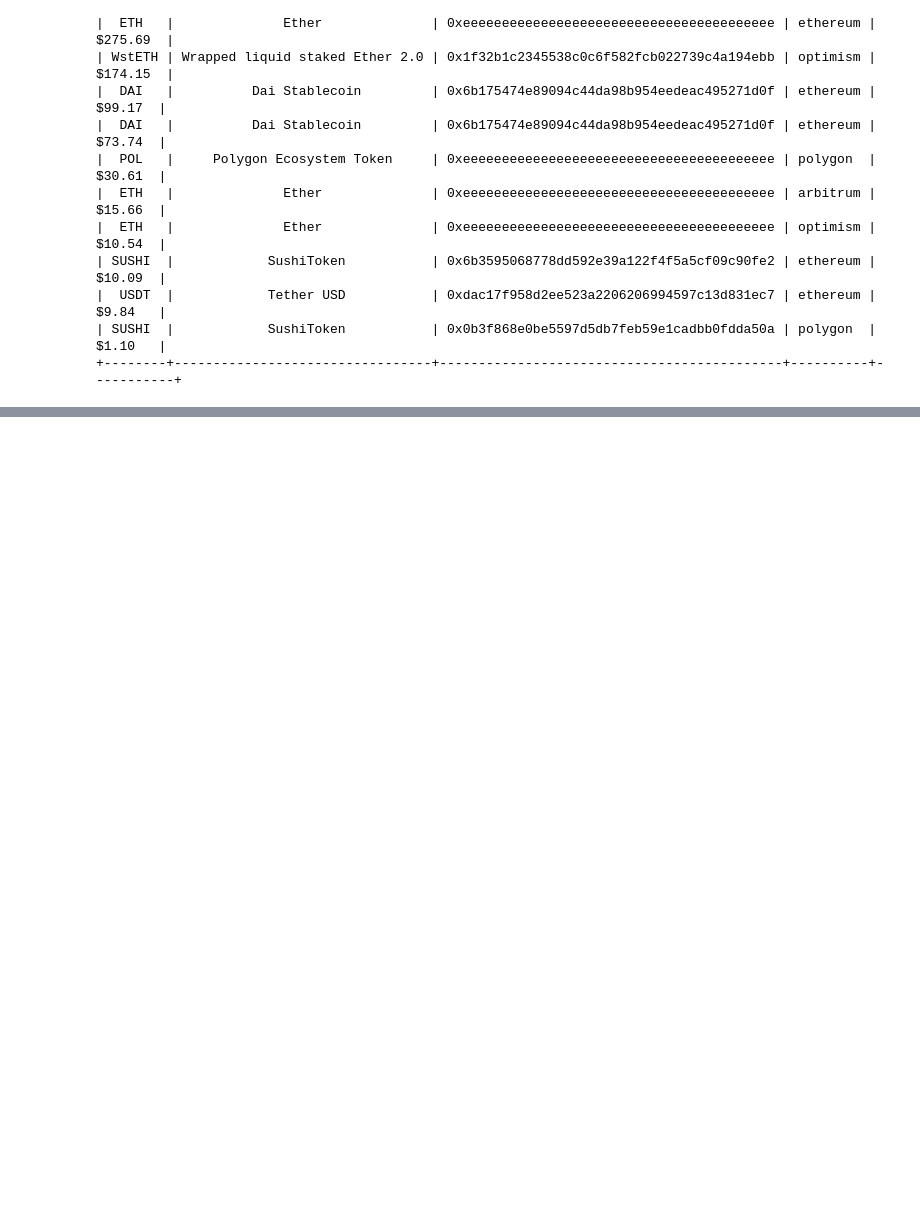
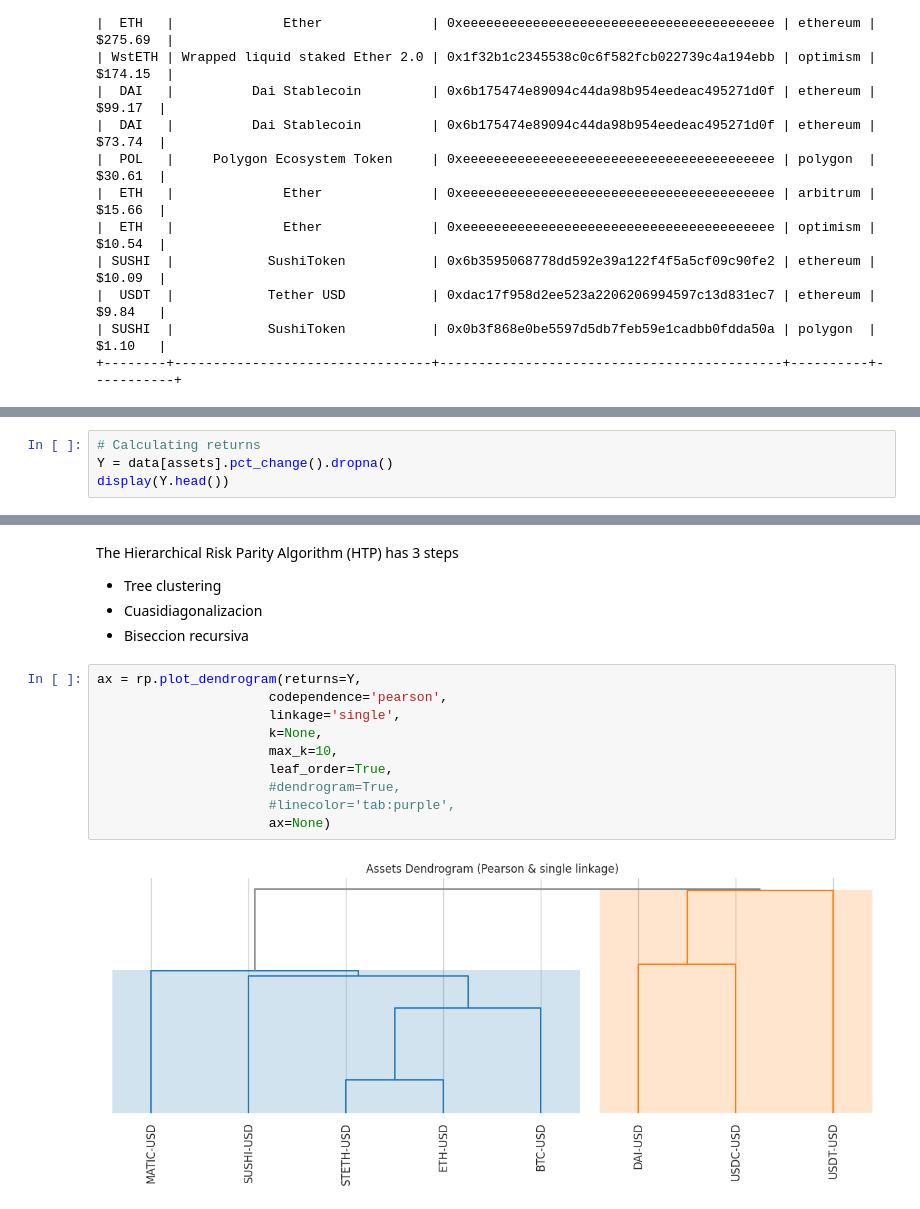
Before and after one commit to cristiansoto-f/reimagined-crypto-optimization, a Jupyter notebook: CryptoPortfolioOpt.ipynb, the cells around one changed output, grey strips where cells are left out. Cells and saved outputs as stored; diff of their text form; blank space fills up the shorter version.

```diff
--- a/CryptoPortfolioOpt.ipynb
+++ b/CryptoPortfolioOpt.ipynb
@@ -266,0 +383,4 @@ print(table)
+# %%
+# Calculating returns
+Y = data[assets].pct_change().dropna()
+display(Y.head())
@@ -266,0 +412,17 @@ print(table)
+# %% [markdown]
+The Hierarchical Risk Parity Algorithm (HTP) has 3 steps
+- Tree clustering
+- Cuasidiagonalizacion
+- Biseccion recursiva
+# %%
+ax = rp.plot_dendrogram(returns=Y,
+                      codependence='pearson',
+                      linkage='single',
+                      k=None,
+                      max_k=10,
+                      leaf_order=True,
+                      #dendrogram=True,
+                      #linecolor='tab:purple',
+                      ax=None)
+# %% [output]
+[figure, added]
```
Also changed, not shown: parts of 16 cells of this notebook.
